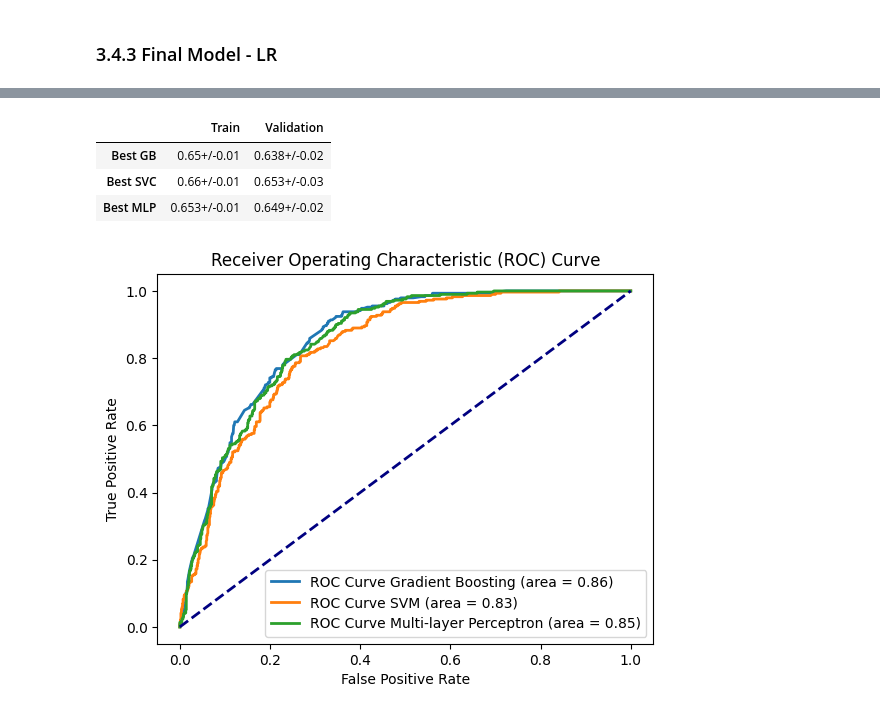
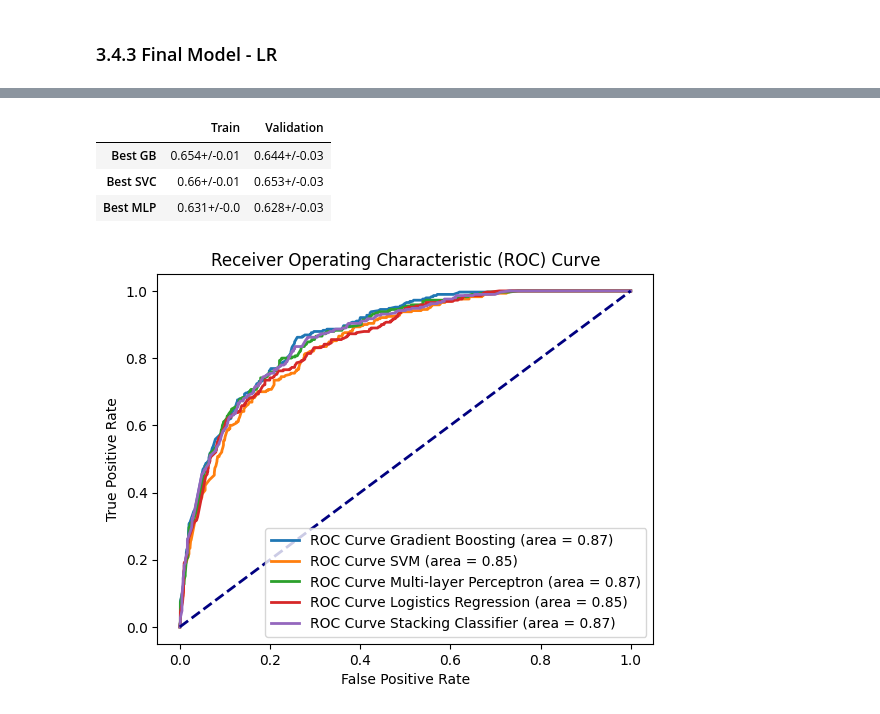
Before and after one commit to sarasustelosantos/bootcamp_group, a Jupyter notebook: 04_modelling.ipynb, the cells around one changed output, grey strips where cells are left out. Saved outputs shown, nothing was run; the diff lists cells and outputs as text; code cells hidden in the pictures.

```diff
--- a/04_modelling.ipynb
+++ b/04_modelling.ipynb
@@ -119,10 +121,12 @@ def train_eval(model, X_train_total=X_train_total, X_test=X_test, y_train_total=
     # Initialize variables to store Validation results
     train_accuracy_scores = []
     train_f1_scores = []
+    train_recall_scores = []
 
     # Initialize variables to store Validation results
     val_accuracy_scores = []
     val_f1_scores = []
+    val_recall_scores =[]
 
     # Perform k-fold cross-validation
     for train_idx, val_idx in k_fold.split(X_train_total, y_train_total):
@@ -135,7 +139,7 @@ def train_eval(model, X_train_total=X_train_total, X_test=X_test, y_train_total=
         # Make predictions on the training set  - To check potential overfitting
         y_train_pred = model.predict(X_train)
 
-        # Evaluate the model on the validation set
+        # Accuracy
         accuracy = accuracy_score(y_train, y_train_pred)
         train_accuracy_scores.append(round(accuracy,3))
 
@@ -143,10 +147,14 @@ def train_eval(model, X_train_total=X_train_total, X_test=X_test, y_train_total=
         f1 = f1_score(y_train, y_train_pred)
         train_f1_scores.append(round(f1,3))
 
+        #Recall
+        recall = recall_score(y_train, y_train_pred)
+        train_recall_scores.append(round(recall,3))
+
         # Make predictions on the validation set
         y_val_pred = model.predict(X_val)
 
-        # Evaluate the model on the validation set
+        # accuracy
         accuracy = accuracy_score(y_val, y_val_pred)
         val_accuracy_scores.append(round(accuracy,3))
 
@@ -154,6 +162,9 @@ def train_eval(model, X_train_total=X_train_total, X_test=X_test, y_train_total=
         f1 = f1_score(y_val, y_val_pred)
         val_f1_scores.append(round(f1,3))
 
+        #Recall
+        recall = recall_score(y_val, y_val_pred,)
+        val_recall_scores.append(round(recall,3))
 
     #Training
     # Print accuracy results
@@ -167,6 +178,11 @@ def train_eval(model, X_train_total=X_train_total, X_test=X_test, y_train_total=
     print(f'Cross-Validation F1: {train_f1_scores}')
     print(f'Mean F1: {round(sum(train_f1_scores) / len(train_f1_scores),3)}\n')
 
+    # Print Recall
+    print("Recall Score:")
+    print(f'Cross-Validation Recall: {train_recall_scores}')
+    print(f'Mean F1: {round(sum(train_recall_scores) / len(train_recall_scores),3)}\n')
+
     #Validation
     # Print accuracy results
     print("--- Validation ---")
@@ -179,6 +195,12 @@ def train_eval(model, X_train_total=X_train_total, X_test=X_test, y_train_total=
     print(f'Cross-Validation F1: {val_f1_scores}')
     print(f'Mean F1: {round(sum(val_f1_scores) / len(val_f1_scores),3)}\n')
 
+    # Print Recall
+    print("Recall Score:")
+    print(f'Cross-Validation Recall: {val_recall_scores}')
+    print(f'Mean Recall: {round(sum(val_recall_scores) / len(val_recall_scores),3)}\n')
+
+
     # Fit Model to total Training Data
     model.fit(X_train_total, y_train_total)
 
@@ -188,11 +210,13 @@ def train_eval(model, X_train_total=X_train_total, X_test=X_test, y_train_total=
     # Evaluate the model on the Test set
     accuracy = accuracy_score(y_test, y_test_pred)
     f1 = f1_score(y_test, y_test_pred)
+    recall = recall_score(y_test, y_test_pred)
 
     #Print Test Scores
     print("--- Test ---")
     print(f'Accuracy: {round(accuracy,3)}')
     print(f'F1: {round(f1,3)}')
+    print(f'Recall: {round(recall,3)}')
 
     metrics = {
     "Model": str(model).split("(")[0],
@@ -201,7 +225,10 @@ def train_eval(model, X_train_total=X_train_total, X_test=X_test, y_train_total=
     "Accuracy Test": round(accuracy, 3),
     "F1 Training": round(sum(train_f1_scores) / len(train_f1_scores), 3),
     "F1 Validation": round(sum(val_f1_scores) / len(val_f1_scores), 3),
-    "F1 Test": round(f1, 3)
+    "F1 Test": round(f1, 3),
+    "Recall Training": round(sum(train_recall_scores) / len(train_recall_scores), 3),
+    "Recall Validation": round(sum(val_recall_scores) / len(val_recall_scores), 3),
+    "Recall Test": round(recall, 3)
 }
 
 
@@ -969,0 +1003,3 @@ F1: 0.652
+# %%
+final_model_mlp.fit(X_train_total, y_train_total)
+predict_proba = final_model_mlp.predict_proba(X_test)
@@ -969,0 +1027,3 @@ F1: 0.652
+# %%
+final_model_LR.fit(X_train_total, y_train_total)
+predict_proba = final_model_LR.predict_proba(X_test)
@@ -1008,45 +1086,45 @@ df_final_models = pd.DataFrame(columns = ['Train','Validation'], index = ['Best
 show_results(df_final_models, scenario3, final_model_gb, final_model_svc, final_model_mlp)
 # %% [output]
 |  | Train | Validation |
-| Best GB | 0.65+/-0.01 | 0.638+/-0.02 |
+| Best GB | 0.654+/-0.01 | 0.644+/-0.03 |
 | Best SVC | 0.66+/-0.01 | 0.653+/-0.03 |
-| Best MLP | 0.653+/-0.01 | 0.649+/-0.02 |
+| Best MLP | 0.631+/-0.0 | 0.628+/-0.03 |
 # %%
 import matplotlib.pyplot as plt
 from sklearn.metrics import roc_curve, auc
 from sklearn.model_selection import train_test_split
 
 
-models = [final_model_gb, final_model_svc, final_model_mlp]
-model_labels = ['Gradient Boosting', 'SVM', 'Multi-layer Perceptron']
+models = [final_model_gb, final_model_svc, final_model_mlp, final_model_LR, model_stck]
+model_labels = ['Gradient Boosting', 'SVM', 'Multi-layer Perceptron', 'Logistics Regression', 'Stacking Classifier']
 
 # Split data into training and validation sets
 X_train, X_val, y_train, y_val = train_test_split(X_train_total, y_train_total, test_size=0.2, random_state=42)
 
 # Create ROC curve for each model
 plt.figure()
 lw = 2
 
 for model, label in zip(models, model_labels):
     try:
         # Try using predict_proba
         y_score = model.predict_proba(X_val)[:, 1]
     except AttributeError:
         # If predict_proba is not available, use decision_function
         y_score = model.decision_function(X_val)
 
     # Compute ROC curve and ROC area
     fpr, tpr, _ = roc_curve(y_val, y_score)
     roc_auc = auc(fpr, tpr)
 
     # Plot ROC curve
     plt.plot(fpr, tpr, lw=lw, label='ROC Curve {} (area = {:.2f})'.format(label, roc_auc))
 
 plt.plot([0, 1], [0, 1], color='navy', lw=lw, linestyle='--')
 plt.xlabel('False Positive Rate')
 plt.ylabel('True Positive Rate')
 plt.title('Receiver Operating Characteristic (ROC) Curve')
 plt.legend(loc="lower right")
 plt.show()
 # %% [output]
-[figure, old version]
+[figure, new version]
```
Also changed, not shown: parts of 29 cells of this notebook.
